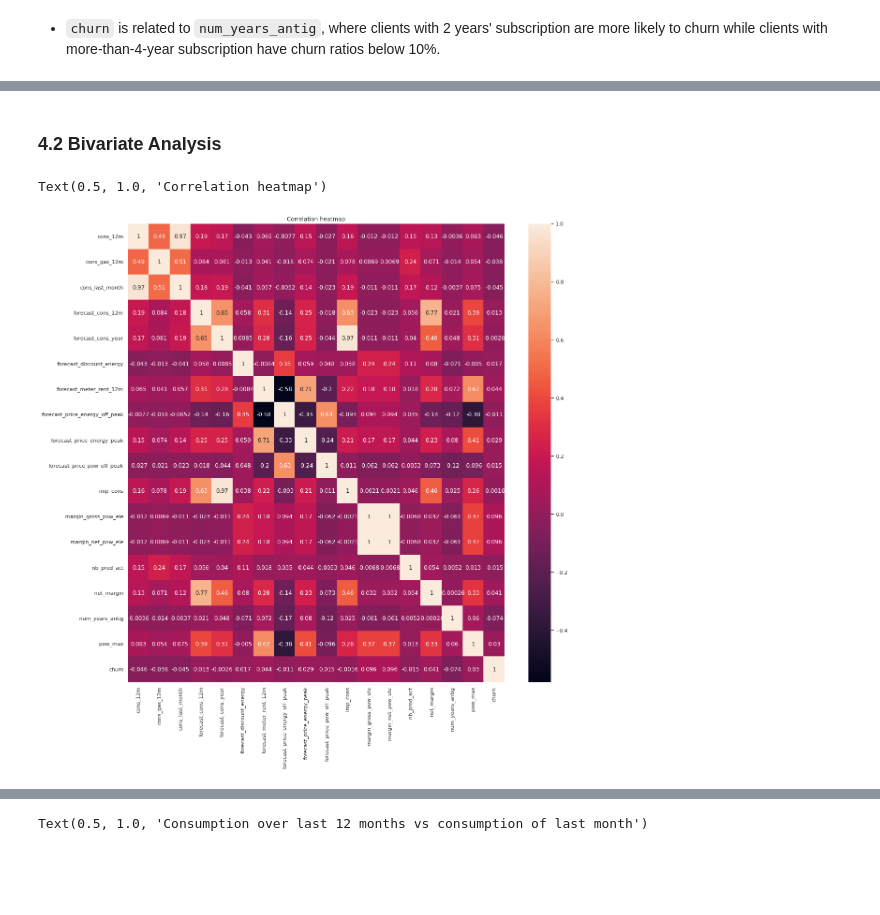
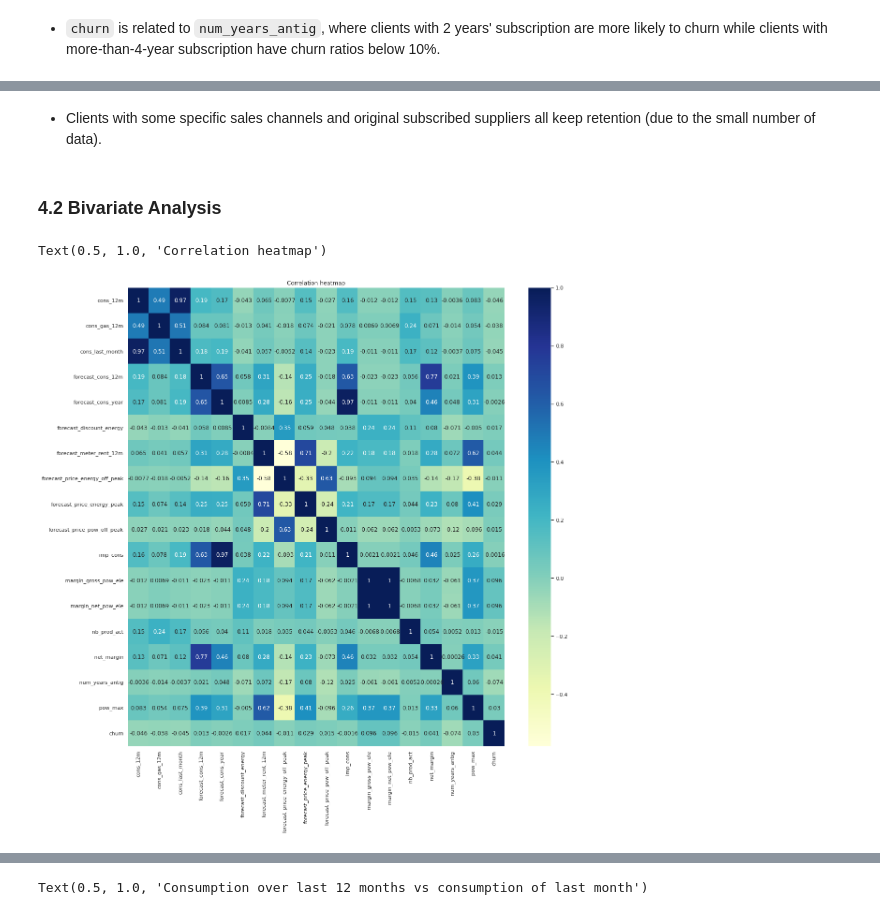
Before and after one commit to AnyueWang/BCG_Project, a Jupyter notebook: EDA.ipynb, the cells around one changed output, grey strips where cells are left out. Saved outputs shown, nothing was run; the diff lists cells and outputs as text; code cells hidden in the pictures; blank space fills up the shorter version.

```diff
--- a/EDA.ipynb
+++ b/EDA.ipynb
@@ -337,14 +353,16 @@ Text(0.5, 1.0, 'Churning status of Clients with different years')
+# %% [markdown]
+* Clients with some specific sales channels and original subscribed suppliers all keep retention (due to the small number of data).
 # %% [markdown]
 ### 4.2 Bivariate Analysis
 # %%
 corr = client_df.corr()
 
 fig, ax = plt.subplots(figsize=(18, 18))
-sns.heatmap(corr, xticklabels=corr.columns, yticklabels=corr.columns, annot = True)
+sns.heatmap(corr, xticklabels=corr.columns, yticklabels=corr.columns, annot = True, cmap="YlGnBu")
 ax.set_title('Correlation heatmap')
 # %% [output]
 Text(0.5, 1.0, 'Correlation heatmap')
-[figure, old version]
+[figure, new version]
 # %%
 corr = consumption_log.corr()
 
```
Also changed, not shown: parts of 13 cells of this notebook.
